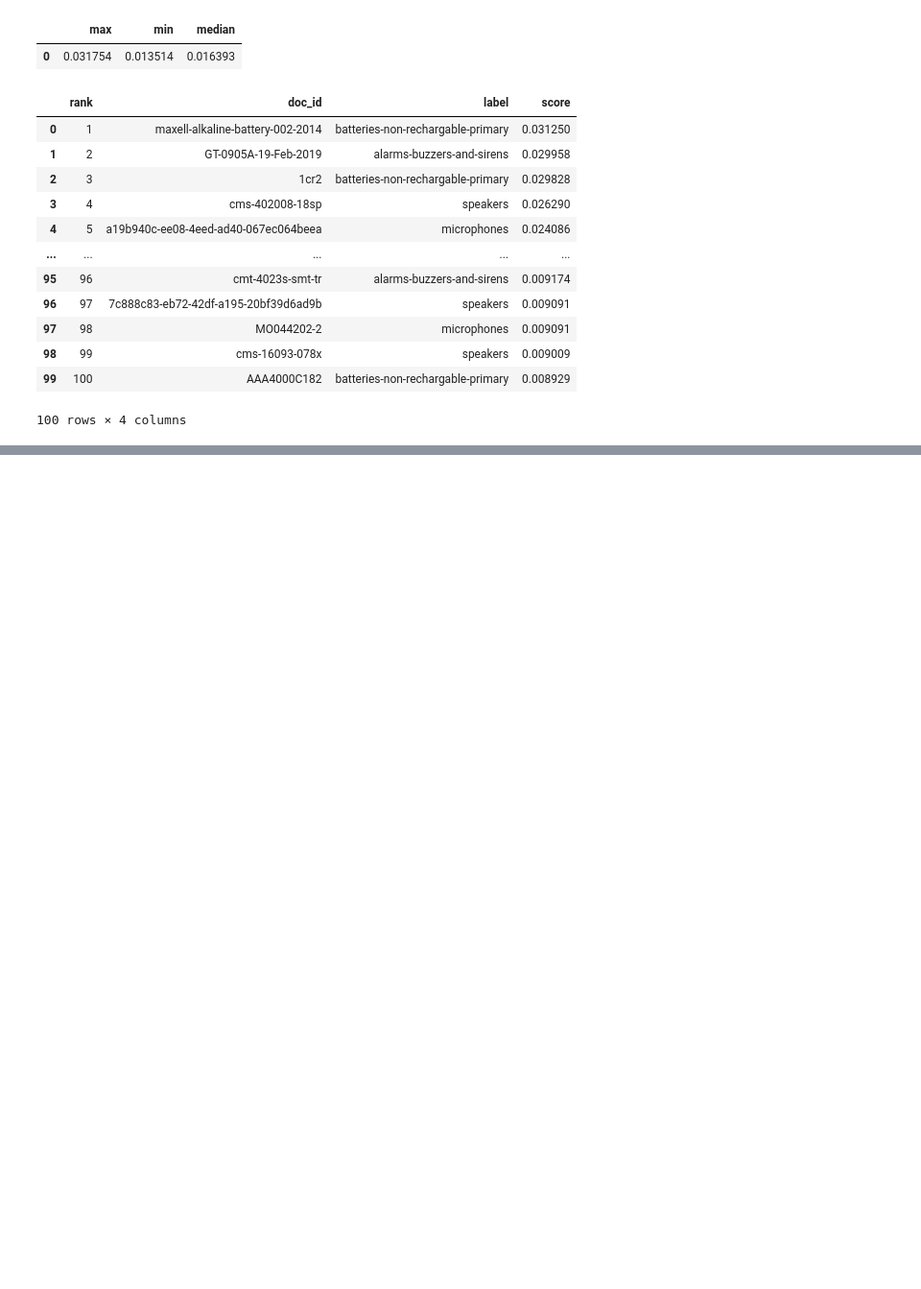
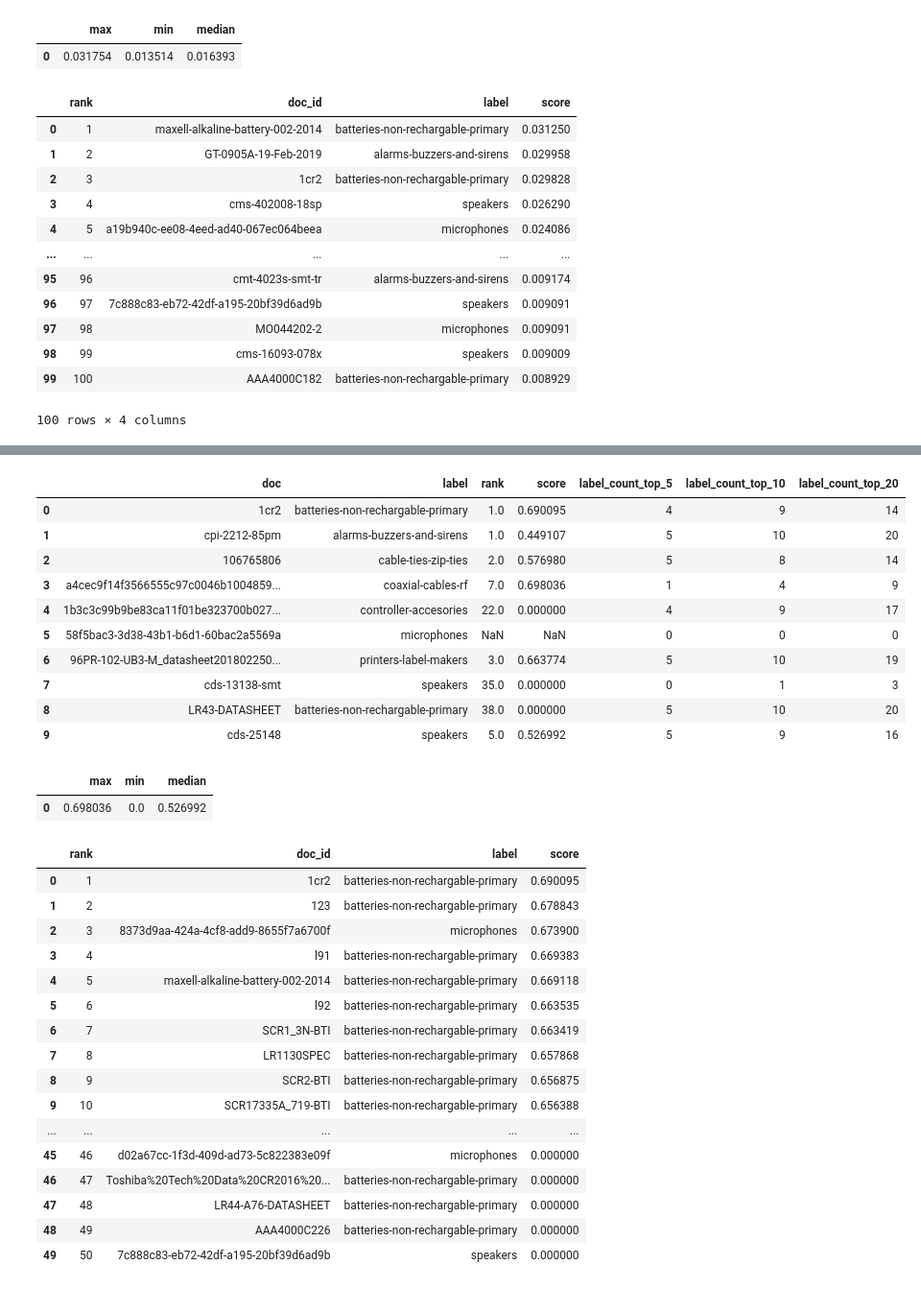
Before and after one commit to pablodevicente/RI_2-Product_Catalog_Classifier, a Jupyter notebook: 01-code/09 - retrieval_evaluation.ipynb, the cells around one changed output, grey strips where cells are left out. Shown: that part at 96% size. Saved outputs shown, nothing was run; the diff lists cells and outputs as text; code cells hidden in the pictures; blank space fills up the shorter version.

```diff
--- a/01-code/09 - retrieval_evaluation.ipynb
+++ b/01-code/09 - retrieval_evaluation.ipynb
@@ -280,0 +319,63 @@ display(rrf_data)
+# %%
+importlib.reload(aux_retrieval)
+importlib.reload(data)
+logger = logging.getLogger(__name__)
+
+rerank_records = []
+top_k = 50
+use_multivector = True
+
+for section in query_list_documents:
+
+    rerank_results:QueryResult = aux_retrieval.run_hybrid_query(
+        paths = paths,
+        query = section.query,
+        top_k = top_k,
+        use_multivector = use_multivector
+    )
+
+    rerank_records.append({
+        "doc":    section.doc,
+        "label":  section.label,
+        "query":  section.query,
+        "result": rerank_results
+    })
+# %%
+rerank_statistics = aux_retrieval.compute_query_run_stats(rerank_records)
+display(rerank_statistics['per_record'])
+display(rerank_statistics['score_stats'])
+
+#if you want to look at one specific record
+rerank_data = pd.DataFrame(data = rerank_records[0]['result'].results.documents)
+display(rerank_data)
+# %% [output]
+|  | doc | label | rank | score | label_count_top_5 | label_count_top_10 | label_count_top_20 |
+| 0 | 1cr2 | batteries-non-rechargable-primary | 1.0 | 0.690095 | 4 | 9 | 14 |
+| 1 | cpi-2212-85pm | alarms-buzzers-and-sirens | 1.0 | 0.449107 | 5 | 10 | 20 |
+| 2 | 106765806 | cable-ties-zip-ties | 2.0 | 0.576980 | 5 | 8 | 14 |
+| 3 | a4cec9f14f3566555c97c0046b1004859... | coaxial-cables-rf | 7.0 | 0.698036 | 1 | 4 | 9 |
+| 4 | 1b3c3c99b9be83ca11f01be323700b027... | controller-accesories | 22.0 | 0.000000 | 4 | 9 | 17 |
+| 5 | 58f5bac3-3d38-43b1-b6d1-60bac2a5569a | microphones | NaN | NaN | 0 | 0 | 0 |
+| 6 | 96PR-102-UB3-M_datasheet201802250... | printers-label-makers | 3.0 | 0.663774 | 5 | 10 | 19 |
+| 7 | cds-13138-smt | speakers | 35.0 | 0.000000 | 0 | 1 | 3 |
+| 8 | LR43-DATASHEET | batteries-non-rechargable-primary | 38.0 | 0.000000 | 5 | 10 | 20 |
+| 9 | cds-25148 | speakers | 5.0 | 0.526992 | 5 | 9 | 16 |
+|  | max | min | median |
+| 0 | 0.698036 | 0.0 | 0.526992 |
+|  | rank | doc_id | label | score |
+| 0 | 1 | 1cr2 | batteries-non-rechargable-primary | 0.690095 |
+| 1 | 2 | 123 | batteries-non-rechargable-primary | 0.678843 |
+| 2 | 3 | 8373d9aa-424a-4cf8-add9-8655f7a6700f | microphones | 0.673900 |
+| 3 | 4 | l91 | batteries-non-rechargable-primary | 0.669383 |
+| 4 | 5 | maxell-alkaline-battery-002-2014 | batteries-non-rechargable-primary | 0.669118 |
+| 5 | 6 | l92 | batteries-non-rechargable-primary | 0.663535 |
+| 6 | 7 | SCR1_3N-BTI | batteries-non-rechargable-primary | 0.663419 |
+| 7 | 8 | LR1130SPEC | batteries-non-rechargable-primary | 0.657868 |
+| 8 | 9 | SCR2-BTI | batteries-non-rechargable-primary | 0.656875 |
+| 9 | 10 | SCR17335A_719-BTI | batteries-non-rechargable-primary | 0.656388 |
+| ... | ... | ... | ... | ... |
+| 45 | 46 | d02a67cc-1f3d-409d-ad73-5c822383e09f | microphones | 0.000000 |
+| 46 | 47 | Toshiba%20Tech%20Data%20CR2016%20... | batteries-non-rechargable-primary | 0.000000 |
+| 47 | 48 | LR44-A76-DATASHEET | batteries-non-rechargable-primary | 0.000000 |
+| 48 | 49 | AAA4000C226 | batteries-non-rechargable-primary | 0.000000 |
+| 49 | 50 | 7c888c83-eb72-42df-a195-20bf39d6ad9b | speakers | 0.000000 |
```
Also changed, not shown: parts of 18 cells of this notebook, 2 other files.
